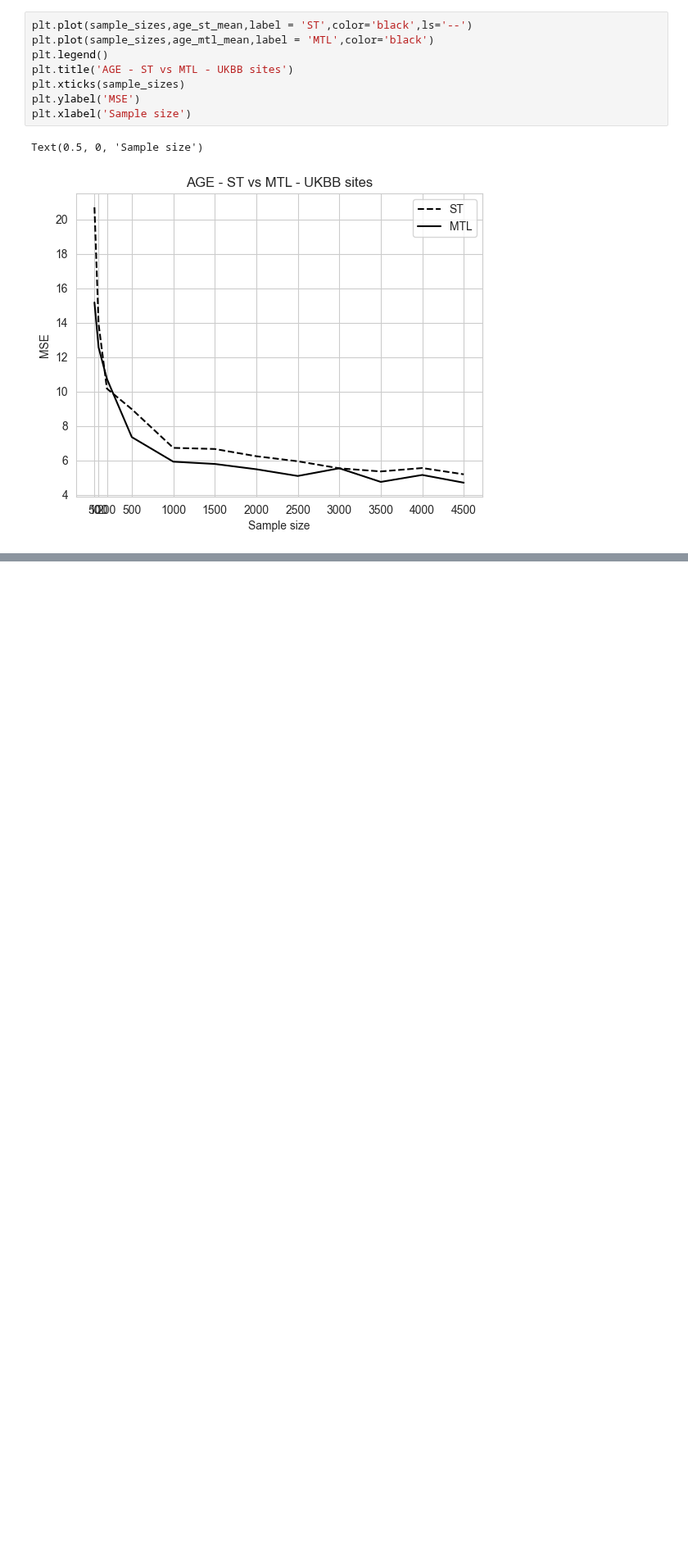
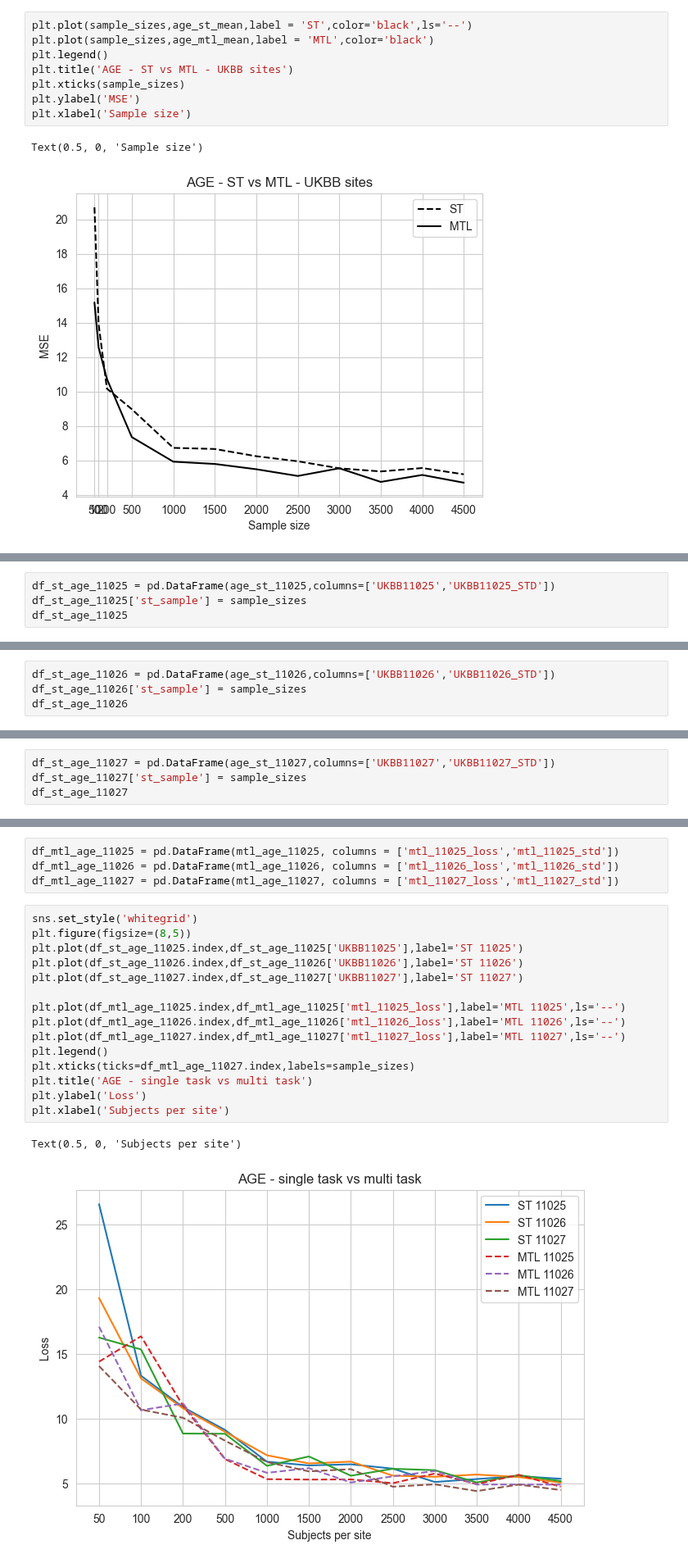
Before and after one commit to harveyaa/neuropsych_mtl, a Jupyter notebook: MTL/MTL_ukbb_curve.ipynb, the cells around one changed output, grey strips where cells are left out. Shown at 82% size. Drawn from its saved outputs; the diff is of its cells as text; blank space fills up the shorter version.

```diff
--- a/MTL/MTL_ukbb_curve.ipynb
+++ b/MTL/MTL_ukbb_curve.ipynb
@@ -172,0 +366,4 @@ Text(0.5, 0, 'Sample size')
+# %%
+df_st_age_11025 = pd.DataFrame(age_st_11025,columns=['UKBB11025','UKBB11025_STD'])
+df_st_age_11025['st_sample'] = sample_sizes
+df_st_age_11025
@@ -172,0 +384,4 @@ Text(0.5, 0, 'Sample size')
+# %%
+df_st_age_11026 = pd.DataFrame(age_st_11026,columns=['UKBB11026','UKBB11026_STD'])
+df_st_age_11026['st_sample'] = sample_sizes
+df_st_age_11026
@@ -172,0 +402,4 @@ Text(0.5, 0, 'Sample size')
+# %%
+df_st_age_11027 = pd.DataFrame(age_st_11027,columns=['UKBB11027','UKBB11027_STD'])
+df_st_age_11027['st_sample'] = sample_sizes
+df_st_age_11027
@@ -172,0 +451,22 @@ Text(0.5, 0, 'Sample size')
+# %%
+df_mtl_age_11025 = pd.DataFrame(mtl_age_11025, columns = ['mtl_11025_loss','mtl_11025_std'])
+df_mtl_age_11026 = pd.DataFrame(mtl_age_11026, columns = ['mtl_11026_loss','mtl_11026_std'])
+df_mtl_age_11027 = pd.DataFrame(mtl_age_11027, columns = ['mtl_11027_loss','mtl_11027_std'])
+# %%
+sns.set_style('whitegrid')
+plt.figure(figsize=(8,5))
+plt.plot(df_st_age_11025.index,df_st_age_11025['UKBB11025'],label='ST 11025')
+plt.plot(df_st_age_11026.index,df_st_age_11026['UKBB11026'],label='ST 11026')
+plt.plot(df_st_age_11027.index,df_st_age_11027['UKBB11027'],label='ST 11027')
+
+plt.plot(df_mtl_age_11025.index,df_mtl_age_11025['mtl_11025_loss'],label='MTL 11025',ls='--')
+plt.plot(df_mtl_age_11026.index,df_mtl_age_11026['mtl_11026_loss'],label='MTL 11026',ls='--')
+plt.plot(df_mtl_age_11027.index,df_mtl_age_11027['mtl_11027_loss'],label='MTL 11027',ls='--')
+plt.legend()
+plt.xticks(ticks=df_mtl_age_11027.index,labels=sample_sizes)
+plt.title('AGE - single task vs multi task')
+plt.ylabel('Loss')
+plt.xlabel('Subjects per site')
+# %% [output]
+Text(0.5, 0, 'Subjects per site')
+[figure, added]
```
Also changed, not shown: parts of 15 cells of this notebook, 1 other file.
